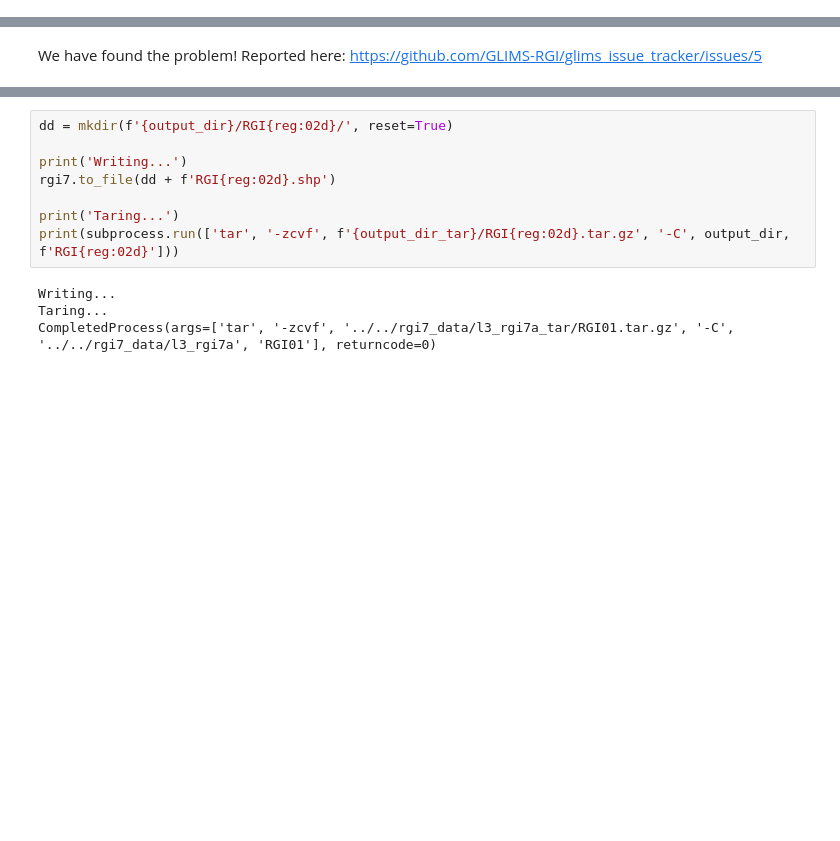
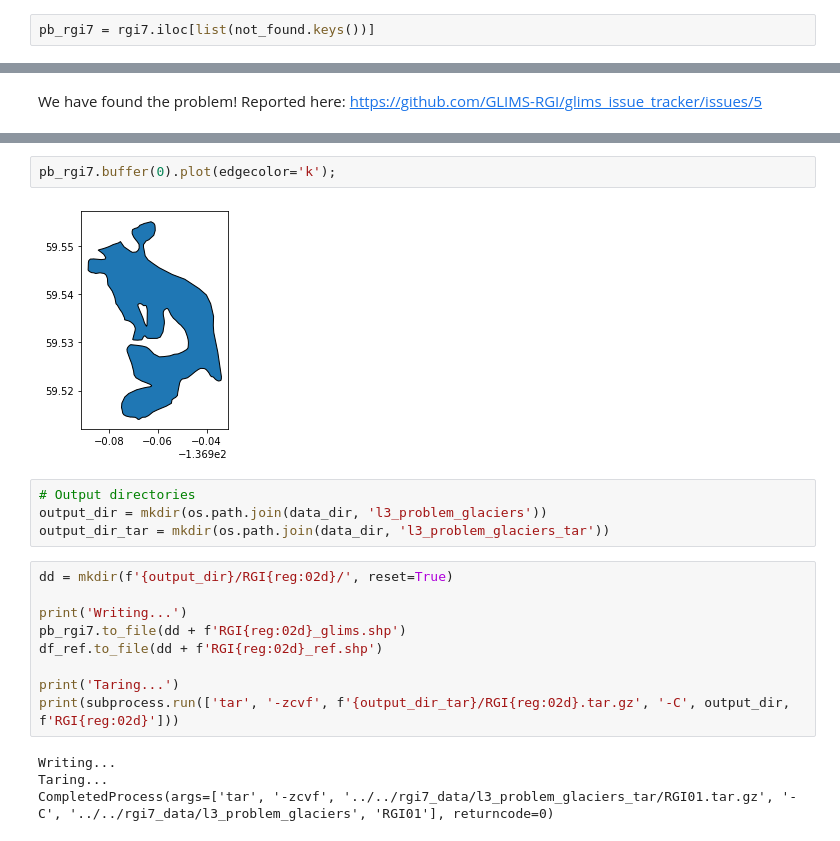
Before and after one commit to GLIMS-RGI/rgi7_scripts, a Jupyter notebook: workflow/RGI01.ipynb, the cells around one changed output, grey strips where cells are left out. Cells and saved outputs as stored; diff of their text form; blank space fills up the shorter version.

```diff
--- a/workflow/RGI01.ipynb
+++ b/workflow/RGI01.ipynb
@@ -167,0 +161,2 @@ rgi7.loc[rgi7.anlys_id == 409341]
+# %%
+pb_rgi7 = rgi7.iloc[list(not_found.keys())]
@@ -172,12 +176,21 @@ We have found the problem! Reported here: https://github.com/GLIMS-RGI/glims_iss
+# %%
+pb_rgi7.buffer(0).plot(edgecolor='k');
+# %% [output]
+[figure, added]
+# %%
+# Output directories
+output_dir = mkdir(os.path.join(data_dir, 'l3_problem_glaciers'))
+output_dir_tar = mkdir(os.path.join(data_dir, 'l3_problem_glaciers_tar'))
 # %%
 dd = mkdir(f'{output_dir}/RGI{reg:02d}/', reset=True)
 
 print('Writing...')
-rgi7.to_file(dd + f'RGI{reg:02d}.shp')
+pb_rgi7.to_file(dd + f'RGI{reg:02d}_glims.shp')
+df_ref.to_file(dd + f'RGI{reg:02d}_ref.shp')
 
 print('Taring...')
 print(subprocess.run(['tar', '-zcvf', f'{output_dir_tar}/RGI{reg:02d}.tar.gz', '-C', output_dir, f'RGI{reg:02d}']))
 # %% [output]
 Writing...
 Taring...
-CompletedProcess(args=['tar', '-zcvf', '../../rgi7_data/l3_rgi7a_tar/RGI01.tar.gz', '-C', '../../rgi7_data/l3_rgi7a', 'RGI01'], returncode=0)
+CompletedProcess(args=['tar', '-zcvf', '../../rgi7_data/l3_problem_glaciers_tar/RGI01.tar.gz', '-C', '../../rgi7_data/l3_problem_glaciers', 'RGI01'], returncode=0)
```
Also changed, not shown: parts of 28 cells of this notebook, 6 other files.
